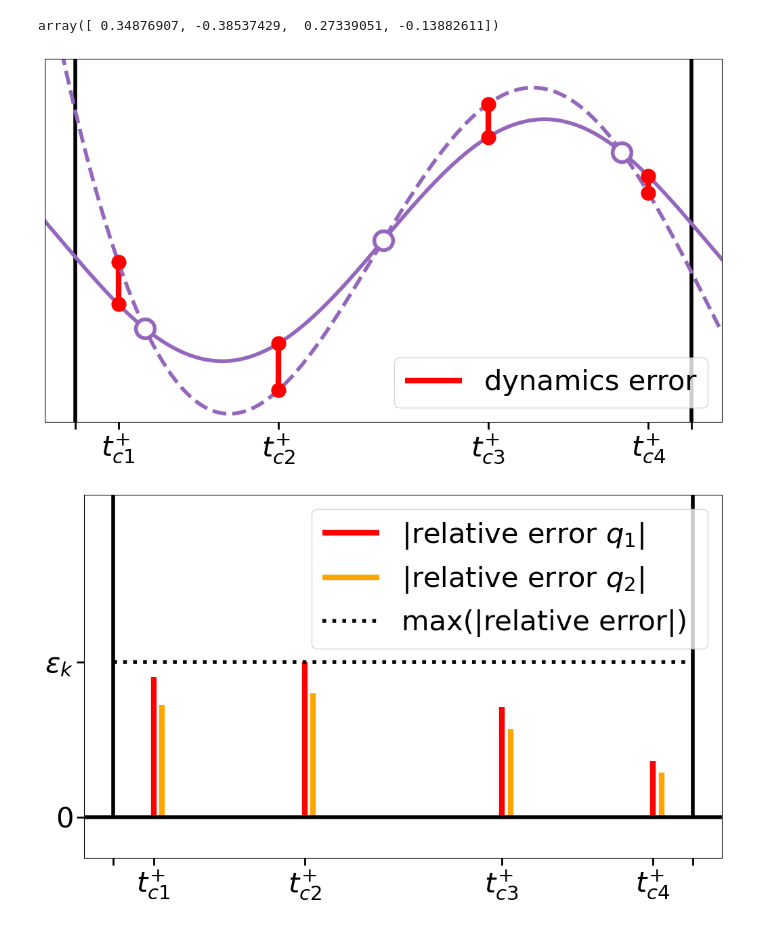
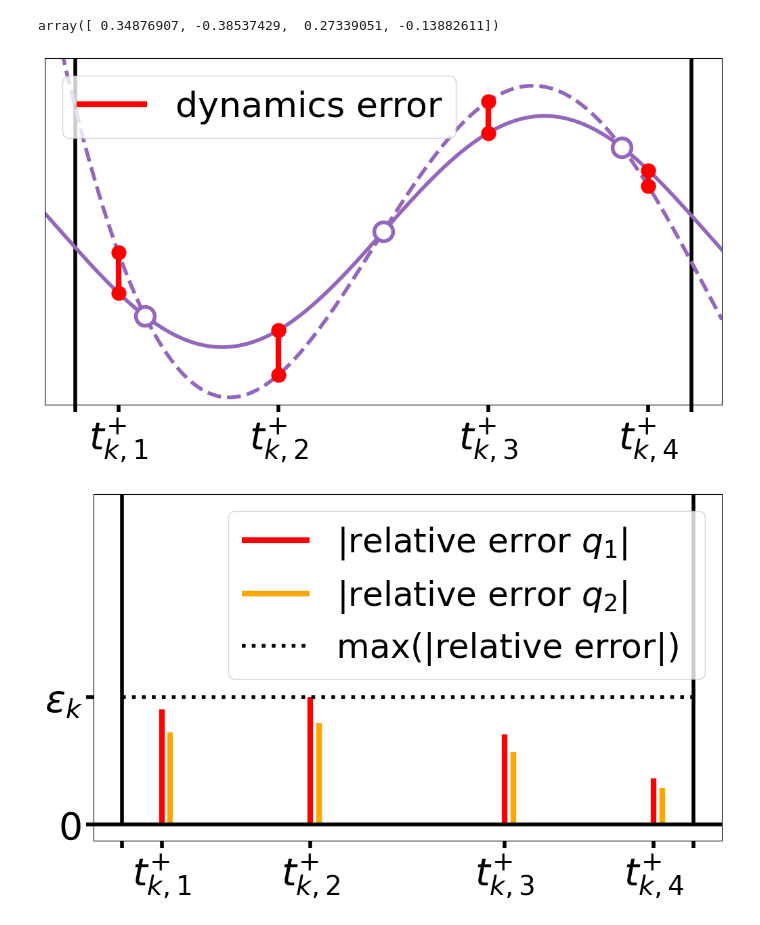
Before and after one commit to AunSiro/Cosejas_IRI, a Jupyter notebook: Casadi/sinthetic data for graphs.ipynb, the cells around one changed output. Drawn from its saved outputs; the diff is of its cells as text; code cells hidden in the pictures.

```diff
--- a/Casadi/sinthetic data for graphs.ipynb
+++ b/Casadi/sinthetic data for graphs.ipynb
@@ -1372,6 +1372,7 @@ f_arr = f_ej(t_arr)
 linewidth = 4
 marker_size = 20
 titlesize = 40
+fontsize = 40
 plt.rcParams['axes.titlepad'] = 20
 save = True
 save_format = 'pdf'
@@ -1535,15 +1536,15 @@ plt.tick_params(
     left = False,
     labelleft = False,
     labelbottom=True,
-    width = linewidth/2,
+    width = linewidth,
     length = linewidth * 2,
 )
 
 x_ticks = np.array(node_points(N_col+2, 'LG')+[1], dtype = float)
-x_labels = [''] + [r'$t^{+}_{c'+str(ii+1)+'}$' for ii in range(N_col+1)] + ['']
-plt.xticks(x_ticks, x_labels, fontsize = 30)
+x_labels = [''] + [r'$t^{+}_{k,'+str(ii+1)+'}$' for ii in range(N_col+1)] + ['']
+plt.xticks(x_ticks, x_labels, fontsize = fontsize)
 
-plt.legend(fontsize = 30)
+plt.legend(fontsize = fontsize*0.94, loc = 'upper left')
 
 plt.tight_layout(pad=0.0)
 if save:
@@ -1556,14 +1557,14 @@ if save:
             q_counter = None,
         )
 # %% [output]
-[figure, old version]
+[figure, new version]
 # %%
 scheme = 'LG'
 
 plt.figure(figsize=oct_fig_size)
 #plt.title(sch_to_lab(scheme), fontsize=titlesize)
 plt.tight_layout(pad=0.0)
-y_lims = (-0.1, 0.8)
+y_lims = (-0.05, 1)
 
 plt.vlines([-1,1], 2 * [0], 2*[y_lims[1]],
         lw = linewidth,
@@ -1616,36 +1617,36 @@ plt.ylim(y_lims)
 plt.xlim(x_lims)
 plt.tick_params(
     axis='both',          # changes apply to the x-axis
     which='both',      # both major and minor ticks are affected
     bottom=True,      # ticks along the bottom edge are off
     top=False,         # ticks along the top edge are off
     left = True,
     labelleft = True,
     labelbottom=True,
-    width = linewidth/2,
+    width = linewidth,
     length = linewidth * 2,
 )
 
 x_ticks = np.array(node_points(N_col+2, 'LG')+[1], dtype = float)
-x_labels = [''] + [r'$t^{+}_{c'+str(ii+1)+'}$' for ii in range(N_col+1)] + ['']
-plt.xticks(x_ticks, x_labels, fontsize = 30)
+x_labels = [''] + [r'$t^{+}_{k,'+str(ii+1)+'}$' for ii in range(N_col+1)] + ['']
+plt.xticks(x_ticks, x_labels, fontsize = fontsize)
 
 y_ticks = np.array([0, np.max(np.abs(f_col_new - lg_col_y_new))])
 y_labels = [0, r'$\varepsilon_k$']
-plt.yticks(y_ticks, y_labels, fontsize = 30)
+plt.yticks(y_ticks, y_labels, fontsize = fontsize)
 
 
-plt.legend(fontsize = 30)
+plt.legend(fontsize = fontsize*0.9)
 
 plt.tight_layout(pad=0.0)
 if save:
         save_fig(
             problem_name = problem_name,
             graph_name = 'ph_err_3',
             schemes_printed = [scheme],
             save_format = save_format,
             N = N_col,
             q_counter = None,
         )
 # %% [output]
-[figure, old version]
+[figure, new version]
```
Also changed, not shown: parts of 1 cell of this notebook.
